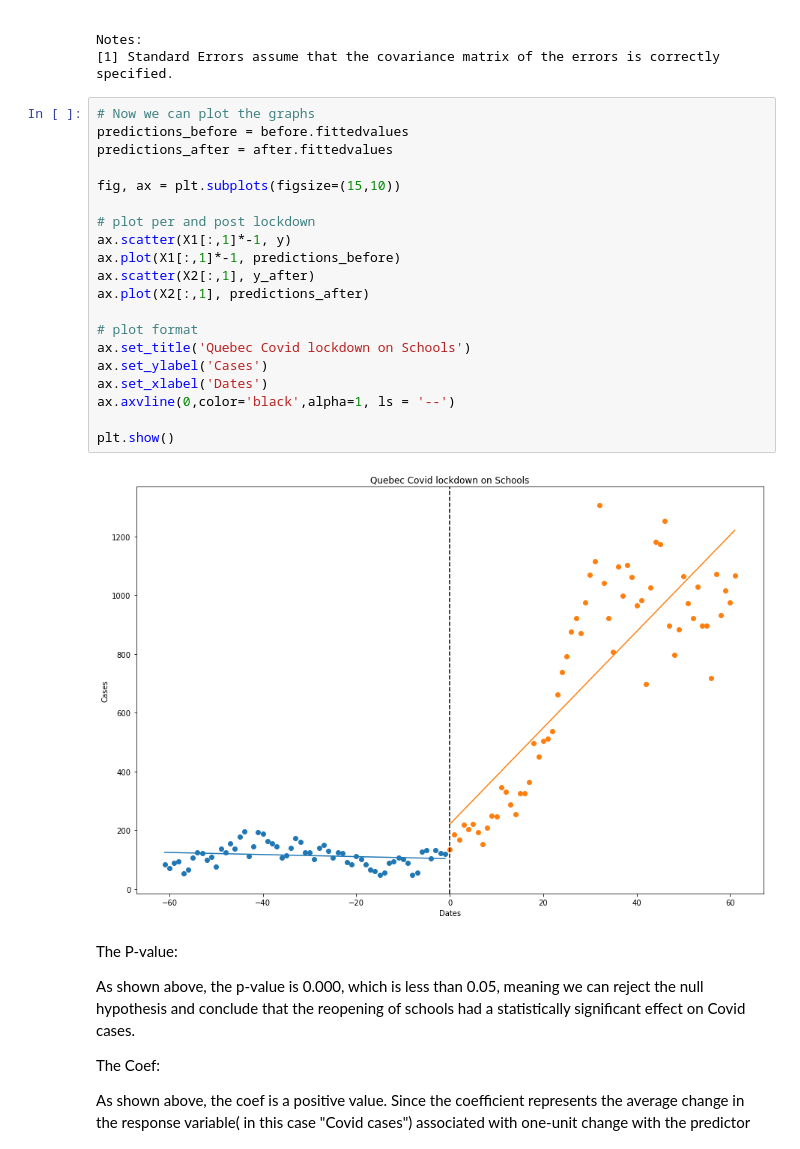
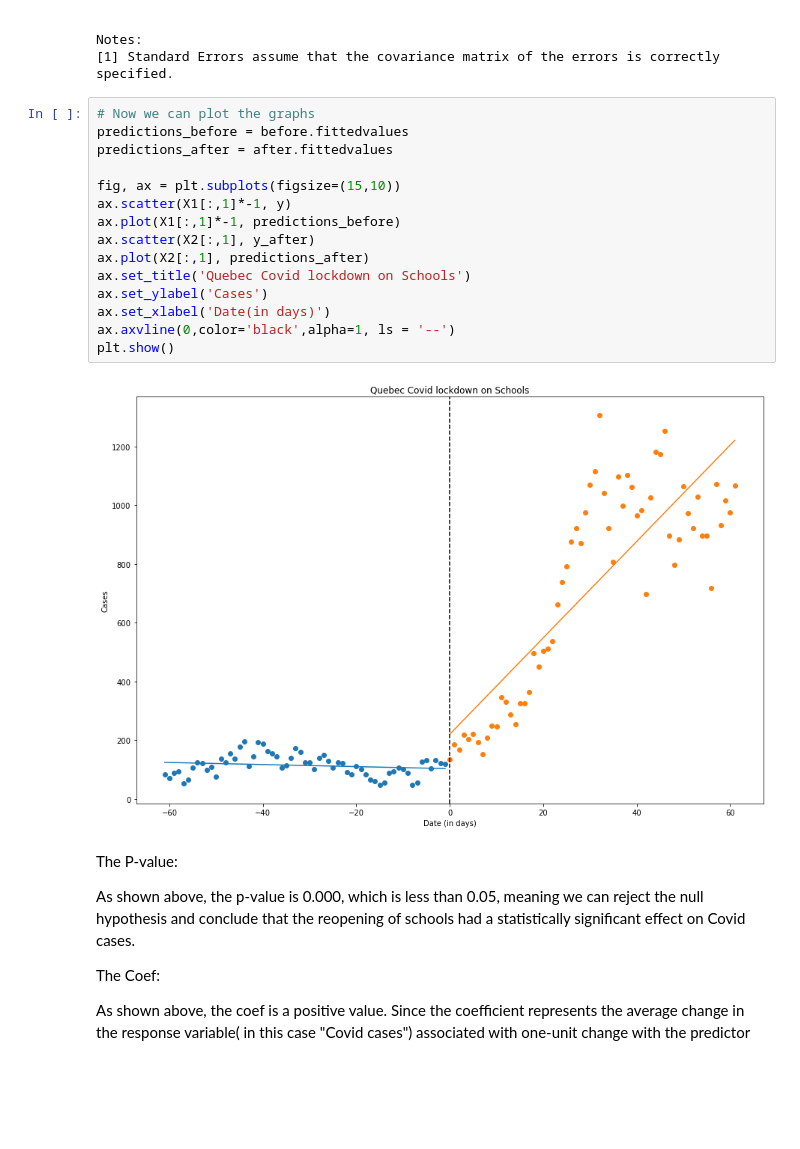
Before and after one commit to cb-ds-10/Project-2---RDD, a Jupyter notebook: The reopening of schools - Project 2.ipynb, the cells around one changed output. Cells and saved outputs as stored; diff of their text form; blank space fills up the shorter version.

```diff
--- a/The reopening of schools - Project 2.ipynb
+++ b/The reopening of schools - Project 2.ipynb
@@ -140,25 +140,20 @@ Notes:
 # %%
 # Now we can plot the graphs
 predictions_before = before.fittedvalues
 predictions_after = after.fittedvalues
 
 fig, ax = plt.subplots(figsize=(15,10))
-
-# plot per and post lockdown
 ax.scatter(X1[:,1]*-1, y)
 ax.plot(X1[:,1]*-1, predictions_before)
 ax.scatter(X2[:,1], y_after)
 ax.plot(X2[:,1], predictions_after)
-
-# plot format
 ax.set_title('Quebec Covid lockdown on Schools')
 ax.set_ylabel('Cases')
-ax.set_xlabel('Dates')
+ax.set_xlabel('Date(in days)')
 ax.axvline(0,color='black',alpha=1, ls = '--')
-
 plt.show()
 # %% [output]
-[figure, old version]
+[figure, new version]
 # %% [markdown]
 The P-value:
 
```
Also changed, not shown: parts of 1 cell of this notebook.
